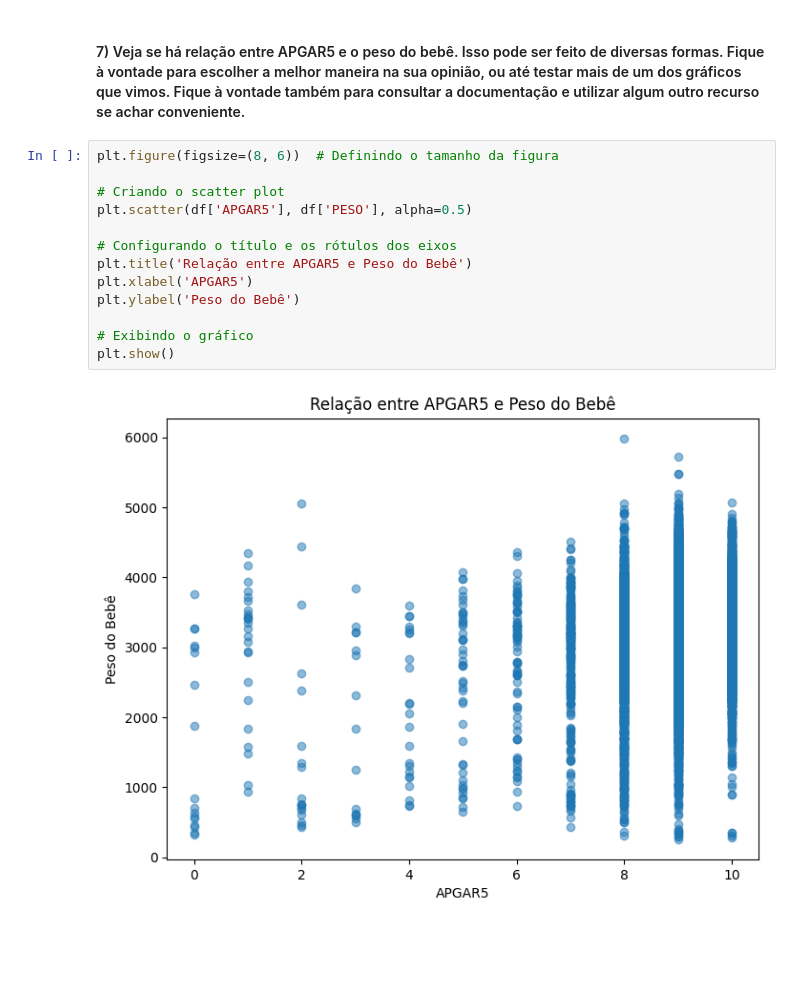
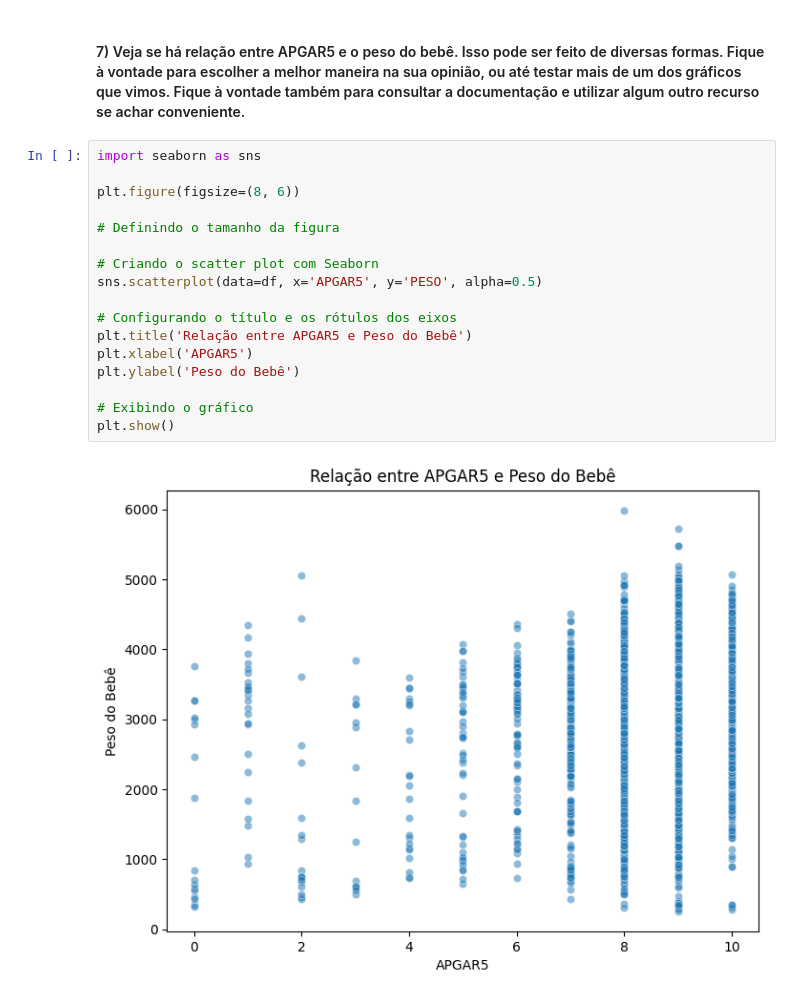
Before and after one commit to gregorimiranda/Cientistadedados-EBAC, a Jupyter notebook: Módulo 06 - Descritiva I/Mod06Ex03.ipynb, the cells around one changed output. Saved outputs shown, nothing was run; the diff lists cells and outputs as text; blank space fills up the shorter version.

```diff
--- a/Módulo 06 - Descritiva I/Mod06Ex03.ipynb
+++ b/Módulo 06 - Descritiva I/Mod06Ex03.ipynb
@@ -117,17 +117,21 @@ plt.show()
 # %% [markdown]
 #### 7) Veja se há relação entre APGAR5 e o peso do bebê. Isso pode ser feito de diversas formas. Fique à vontade para escolher a melhor maneira na sua opinião, ou até testar mais de um dos gráficos que vimos. Fique à vontade também para consultar a documentação e utilizar algum outro recurso se achar conveniente.
 # %%
-plt.figure(figsize=(8, 6))  # Definindo o tamanho da figura
+import seaborn as sns
 
-# Criando o scatter plot
-plt.scatter(df['APGAR5'], df['PESO'], alpha=0.5)
+plt.figure(figsize=(8, 6))
+
+# Definindo o tamanho da figura
+
+# Criando o scatter plot com Seaborn
+sns.scatterplot(data=df, x='APGAR5', y='PESO', alpha=0.5)
 
 # Configurando o título e os rótulos dos eixos
 plt.title('Relação entre APGAR5 e Peso do Bebê')
 plt.xlabel('APGAR5')
 plt.ylabel('Peso do Bebê')
 
 # Exibindo o gráfico
 plt.show()
 # %% [output]
-[figure, old version]
+[figure, new version]
```
